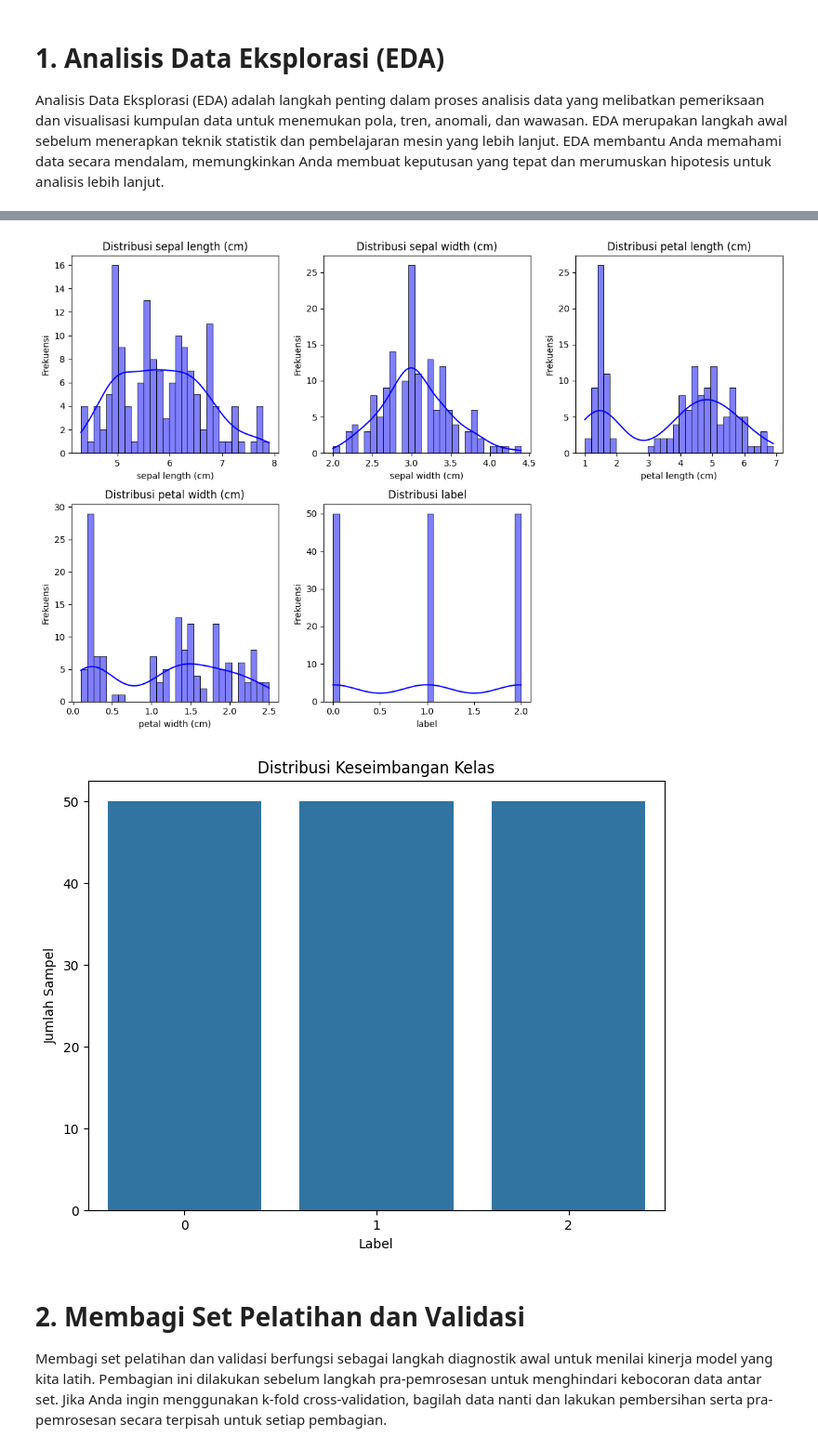
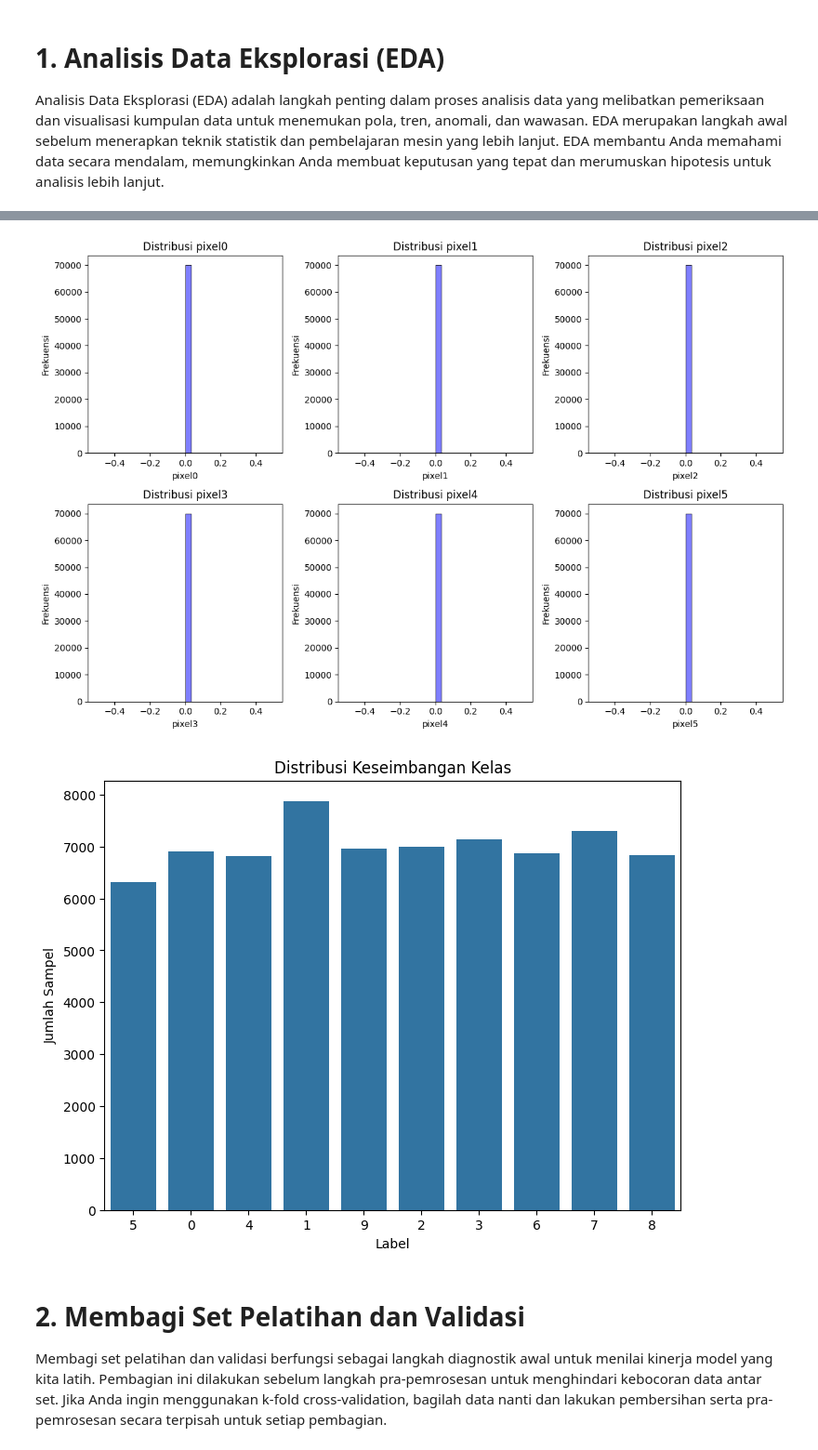
Before and after one commit to alandmprtma/IF3270_Tubes1_57, a Jupyter notebook: test_main.ipynb, the cells around one changed output, grey strips where cells are left out. Shown at 93% size. Cells and saved outputs as stored; diff of their text form; code cells hidden in the pictures.

```diff
--- a/test_main.ipynb
+++ b/test_main.ipynb
@@ -72,0 +27,13 @@ print(data_df.head())
+# %%
+# Memuat dataset MNIST
+X, y = fetch_openml("mnist_784", version=1, return_X_y=True, as_frame=False, parser="auto")
+
+# Mengonversi X dan y menjadi DataFrame
+df_X = pd.DataFrame(X, columns=[f"pixel{i}" for i in range(X.shape[1])])
+df_y = pd.DataFrame(y, columns=["label"])
+
+data_df = pd.concat([df_X, df_y], axis=1)
+
+# Menampilkan 5 data pertama
+print("5 Data Pertama:")
+print(data_df.head())
@@ -125,27 +125,27 @@ dtype: int64
 # %%
 # 3. Visualisasi Data
 
 # 1. Distribusi Fitur (Contoh beberapa fitur)
 plt.figure(figsize=(12, 8))
-for i, feature in enumerate(data_df.columns, start=1):
+for i, feature in enumerate(data_df.columns[:6], start=1):  # Limit to first 6 features
     plt.subplot(2, 3, i)
     sns.histplot(data_df[feature], kde=True, bins=30, color='blue')
     plt.title(f'Distribusi {feature}')
     plt.xlabel(feature)
     plt.ylabel('Frekuensi')
 plt.tight_layout()
 plt.show()
 
 # 2. Keseimbangan Kelas (Distribusi Label)
 plt.figure(figsize=(8, 6))
 sns.countplot(x='label', data=data_df)
 plt.title('Distribusi Keseimbangan Kelas')
 plt.xlabel('Label')
 plt.ylabel('Jumlah Sampel')
 plt.show()
 # %% [output]
-[figure, old version]
+[figure, new version]
-[figure, old version]
+[figure, new version]
 # %% [markdown]
 # 2. Membagi Set Pelatihan dan Validasi
 
```
Also changed, not shown: parts of 9 cells of this notebook, 2 other files.
